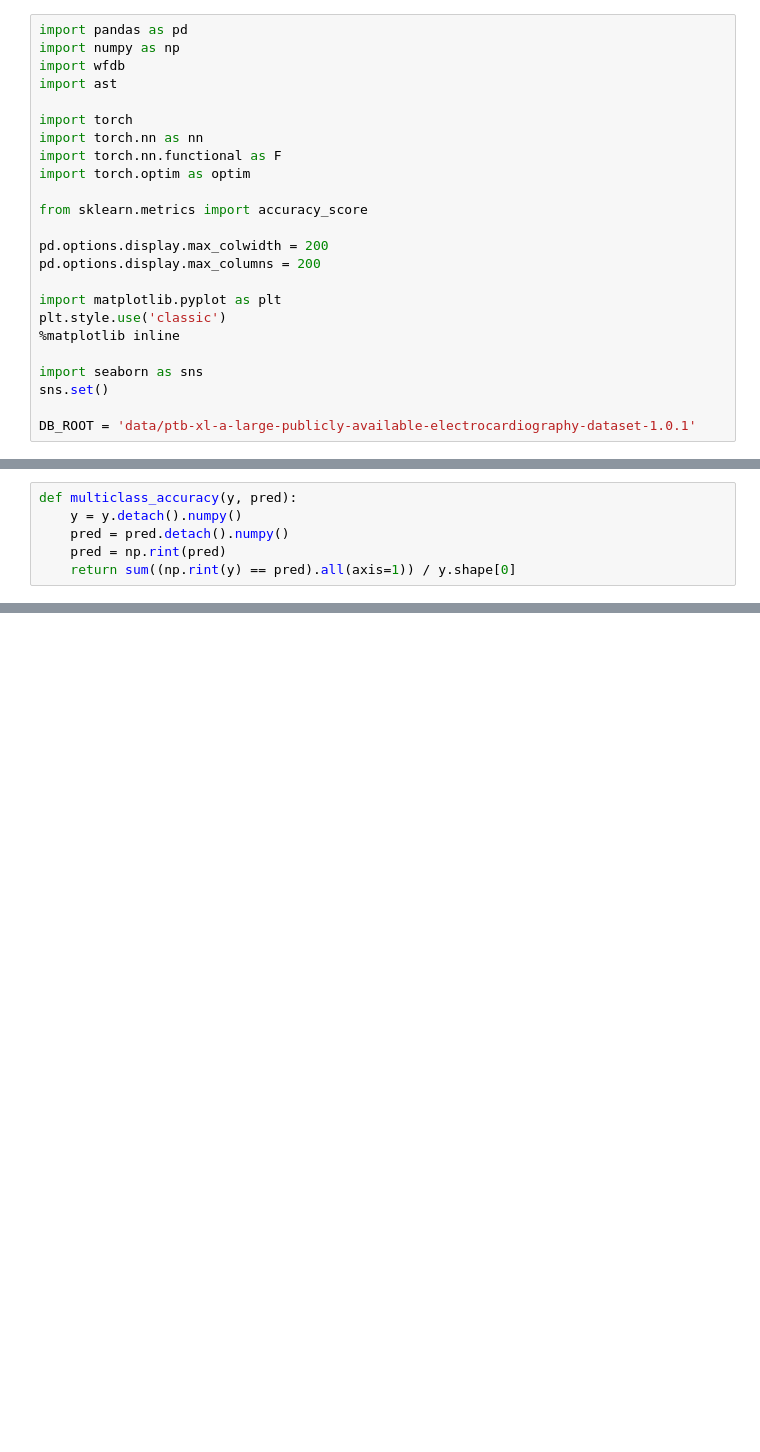
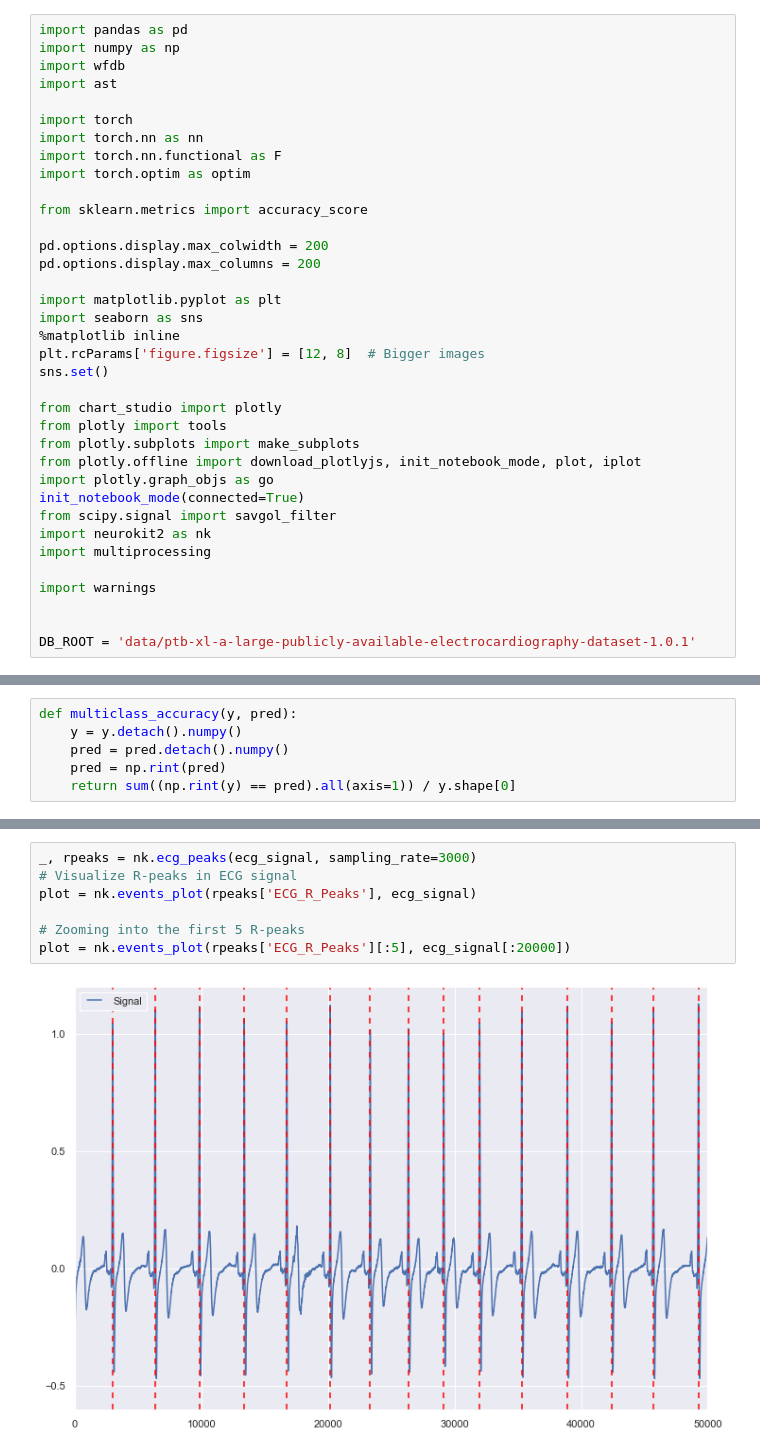
Before and after one commit to nediola/ECG_PTB_XL, a Jupyter notebook: ECGClassifiers.ipynb, the cells around one changed output, grey strips where cells are left out. Saved outputs shown, nothing was run; the diff lists cells and outputs as text; blank space fills up the shorter version.

```diff
--- a/ECGClassifiers.ipynb
+++ b/ECGClassifiers.ipynb
@@ -15,10 +15,22 @@ pd.options.display.max_colwidth = 200
 pd.options.display.max_columns = 200
 
 import matplotlib.pyplot as plt
-plt.style.use('classic')
+import seaborn as sns
 %matplotlib inline
-
-import seaborn as sns
+plt.rcParams['figure.figsize'] = [12, 8]  # Bigger images
 sns.set()
 
+from chart_studio import plotly
+from plotly import tools
+from plotly.subplots import make_subplots
+from plotly.offline import download_plotlyjs, init_notebook_mode, plot, iplot
+import plotly.graph_objs as go
+init_notebook_mode(connected=True)
+from scipy.signal import savgol_filter
+import neurokit2 as nk
+import multiprocessing
+
+import warnings
+
+
 DB_ROOT = 'data/ptb-xl-a-large-publicly-available-electrocardiography-dataset-1.0.1'
@@ -314,0 +541,9 @@ tensor([0, 1, 4])
+# %%
+_, rpeaks = nk.ecg_peaks(ecg_signal, sampling_rate=3000)
+# Visualize R-peaks in ECG signal
+plot = nk.events_plot(rpeaks['ECG_R_Peaks'], ecg_signal)
+
+# Zooming into the first 5 R-peaks
+plot = nk.events_plot(rpeaks['ECG_R_Peaks'][:5], ecg_signal[:20000])
+# %% [output]
+[figure, added]
```
Also changed, not shown: parts of 28 cells of this notebook.
